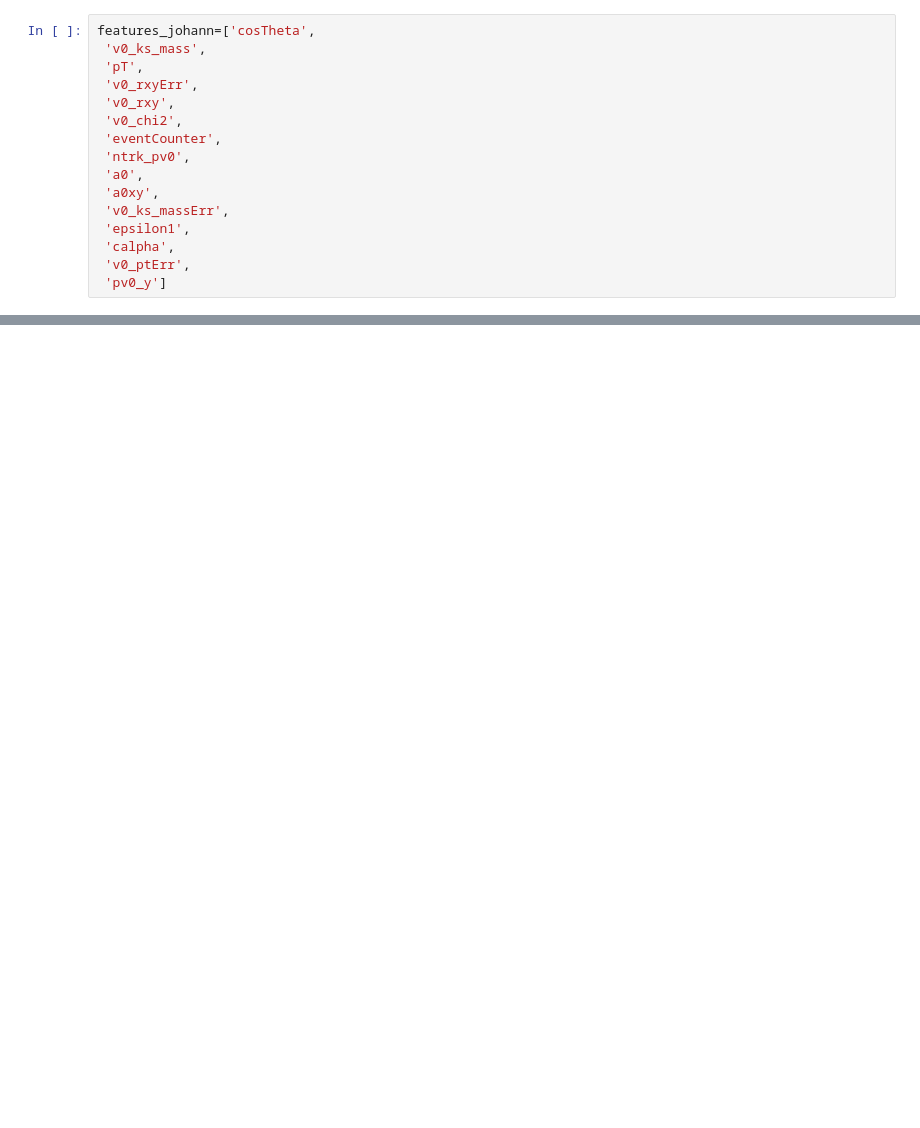
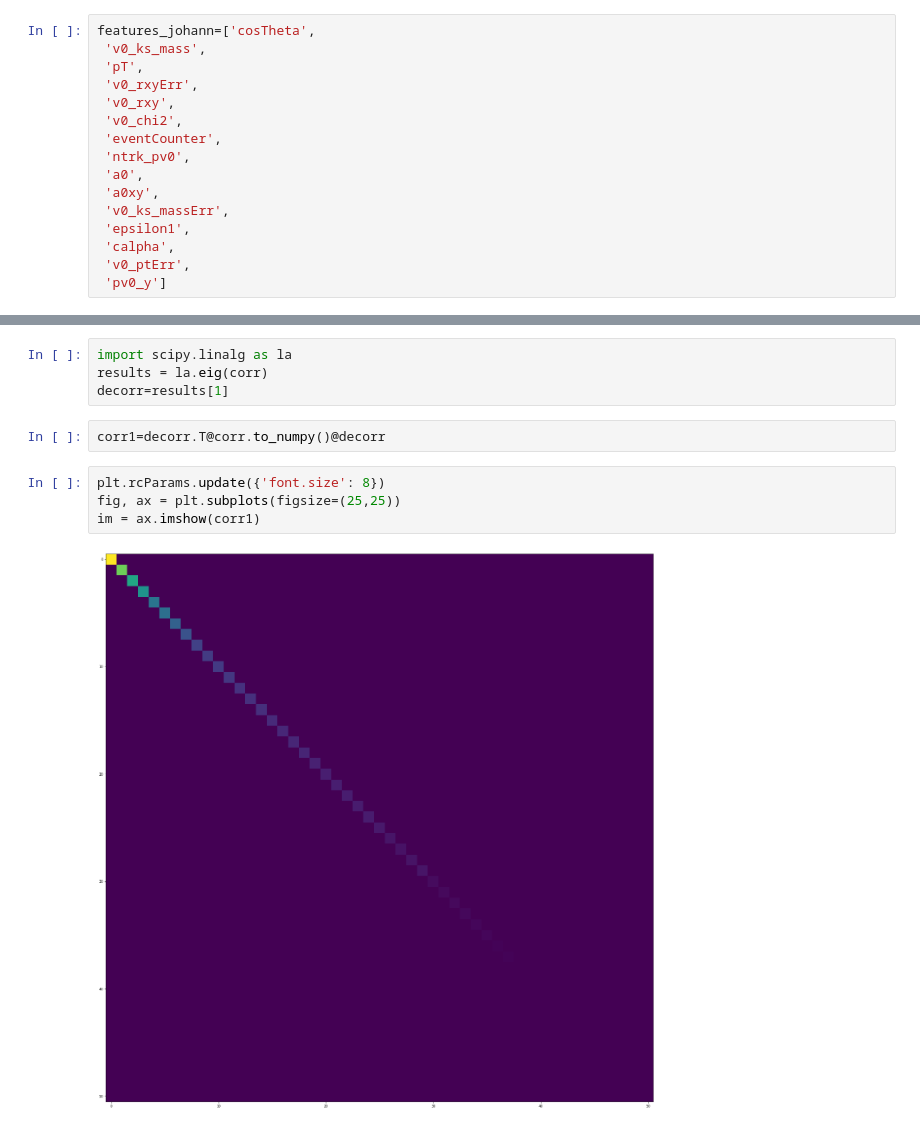
Before and after one commit to astrockragh/troels_projekt, a Jupyter notebook: Code/kshort/decorrelation.ipynb, the cells around one changed output, grey strips where cells are left out. Saved outputs shown, nothing was run; the diff lists cells and outputs as text; blank space fills up the shorter version.

```diff
--- a/Code/kshort/decorrelation.ipynb
+++ b/Code/kshort/decorrelation.ipynb
@@ -59,0 +115,12 @@ df_all.head()
+# %%
+import scipy.linalg as la
+results = la.eig(corr)
+decorr=results[1]
+# %%
+corr1=decorr.T@corr.to_numpy()@decorr
+# %%
+plt.rcParams.update({'font.size': 8})
+fig, ax = plt.subplots(figsize=(25,25))
+im = ax.imshow(corr1)
+# %% [output]
+[figure, added]
```
Also changed, not shown: parts of 15 cells of this notebook, 10 other files.
